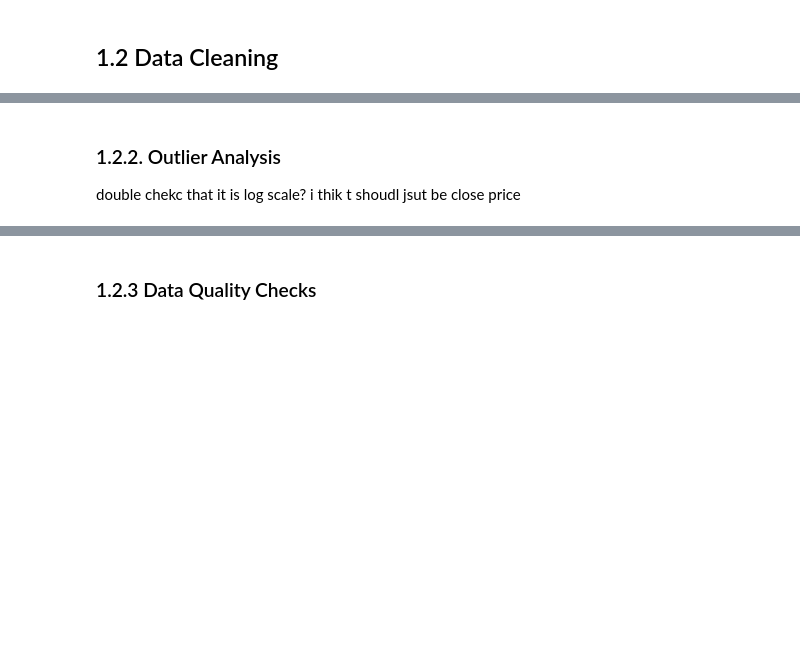
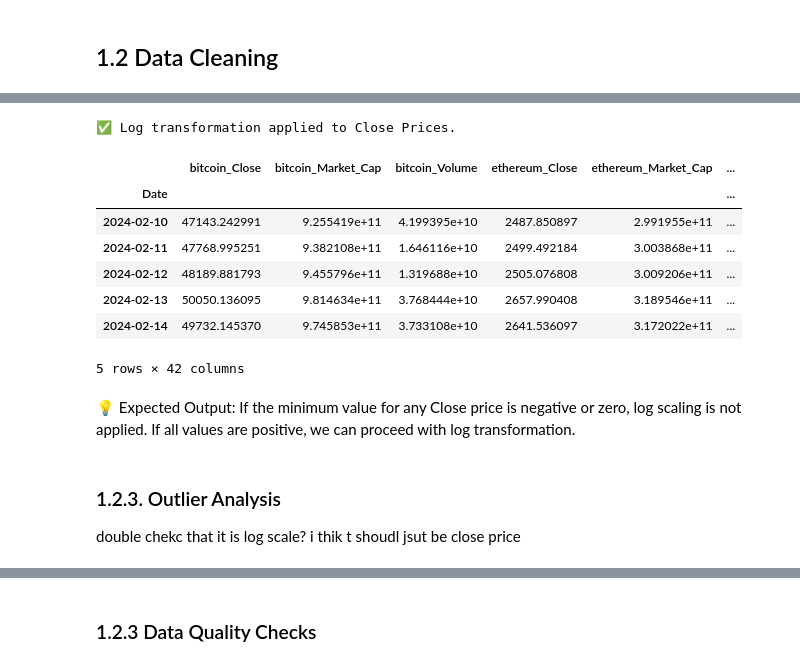
Before and after one commit to NatP-dev/Complete-Python-3-Bootcamp, a Jupyter notebook: Welcome_to_Colaboratory.ipynb, the cells around one changed output, grey strips where cells are left out. Saved outputs shown, nothing was run; the diff lists cells and outputs as text; code cells hidden in the pictures; blank space fills up the shorter version.

```diff
--- a/Welcome_to_Colaboratory.ipynb
+++ b/Welcome_to_Colaboratory.ipynb
@@ -304,0 +289,9 @@ dtype: int64
+# %%
+import numpy as np
+import matplotlib.pyplot as plt
+import seaborn as sns
+
+# Check if any values are already log-transformed
+for col in final_df.columns:
+    if 'Close' in col:
+        print(f"Checking {col} - Min Value: {final_df[col].min()}")
@@ -305,5 +316,28 @@ dtype: int64
+# %%
+# If any values are ≤ 0, log transformation is **not** possible.
+# Apply log transformation to Close Prices
+for col in final_df.columns:
+    if 'Close' in col:
+        final_df[f'{col}_Log'] = np.log(final_df[col])
+
+print("✅ Log transformation applied to Close Prices.")
+display(final_df.head())
+# %% [output]
+✅ Log transformation applied to Close Prices.
+|  | bitcoin_Close | bitcoin_Market_Cap | bitcoin_Volume | ethereum_Close | ethereum_Market_Cap | ... |
+| Date |  |  |  |  |  | ... |
+| 2024-02-10 | 47143.242991 | 9.255419e+11 | 4.199395e+10 | 2487.850897 | 2.991955e+11 | ... |
+| 2024-02-11 | 47768.995251 | 9.382108e+11 | 1.646116e+10 | 2499.492184 | 3.003868e+11 | ... |
+| 2024-02-12 | 48189.881793 | 9.455796e+11 | 1.319688e+10 | 2505.076808 | 3.009206e+11 | ... |
+| 2024-02-13 | 50050.136095 | 9.814634e+11 | 3.768444e+10 | 2657.990408 | 3.189546e+11 | ... |
+| 2024-02-14 | 49732.145370 | 9.745853e+11 | 3.733108e+10 | 2641.536097 | 3.172022e+11 | ... |
+5 rows × 42 columns
+# %% [markdown]
+💡 Expected Output:
+If the minimum value for any Close price is negative or zero, log scaling is not applied.
+If all values are positive, we can proceed with log transformation.
 # %% [markdown]
-### 1.2.2. Outlier Analysis
+### 1.2.3. Outlier Analysis
 
 
 double chekc that it is log scale? i thik t shoudl jsut be close price
```
Also changed, not shown: parts of 5 cells of this notebook.
